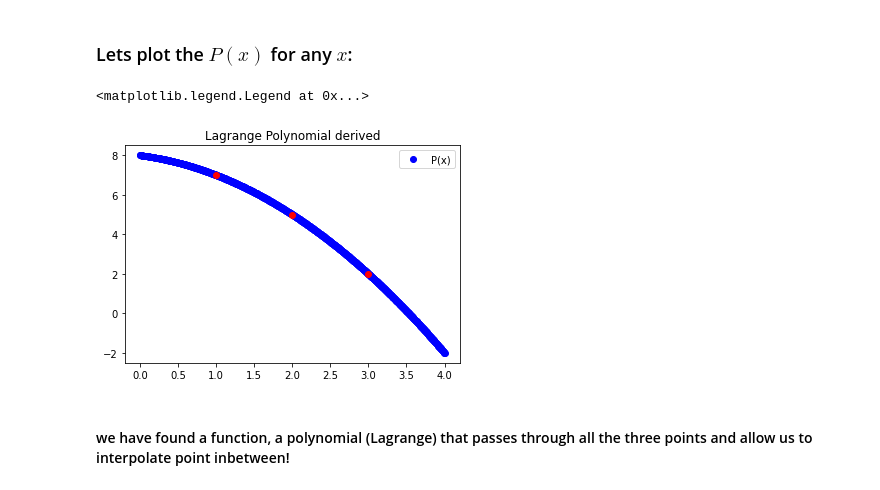
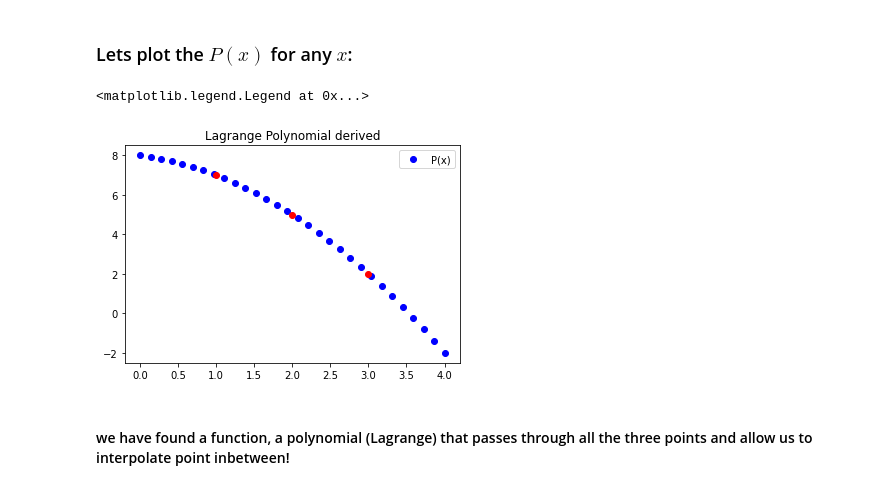
Before and after one commit to mhemmg/ComputationalNumericalMethods, a Jupyter notebook: extras/classes/05.Interpolation_01/Interpolacion_1_Lagrange.ipynb, the cells around one changed output. Drawn from its saved outputs; the diff is of its cells as text; code cells hidden in the pictures.

```diff
--- a/extras/classes/05.Interpolation_01/Interpolacion_1_Lagrange.ipynb
+++ b/extras/classes/05.Interpolation_01/Interpolacion_1_Lagrange.ipynb
@@ -329,24 +329,22 @@ $$P(x)=\frac{(x-x_1)(x-x_2)}{(x_0-x_1)(x_0-x_2)}f(x_0) + \frac{(x-x_0)(x-x_2)}{(
 # %%
 # and using all the multipliers and the f(x_i) as in the trial funcion definition gives:
 import numpy as np
 import matplotlib.pyplot as plt
 fig,ax=plt.subplots(1,1)
 x=np.array([1,2,3])
 y=np.array([7,5,2])
 
-
-
-xnew = np.linspace(0,4,1000)
+xnew = np.linspace(0,4,30)
 ynew=(xnew-x[1])*(xnew-x[2])/((x[0]-x[1])*(x[0]-x[2]))*y[0] +  (xnew-x[0])*(xnew-x[2])/((x[1]-x[0])*(x[1]-x[2]))*y[1] +  (xnew-x[0])*(xnew-x[1])/((x[2]-x[0])*(x[2]-x[1]))*y[2]
 ax.plot(xnew,ynew,'bo',label='P(x)')
 x=np.array([1,2,3])
 y=np.array([7,5,2])
 ax.plot(x,y,'ro')
 plt.title('Lagrange Polynomial derived')
 ax.legend()
 # %% [output]
 <matplotlib.legend.Legend at 0x...>
-[figure, old version]
+[figure, new version]
 # %% [markdown]
 #### we have found a function, a polynomial (Lagrange) that passes through all the three points and allow us to interpolate point inbetween!
 # %% [markdown]
```
Also changed, not shown: 1 other file.
